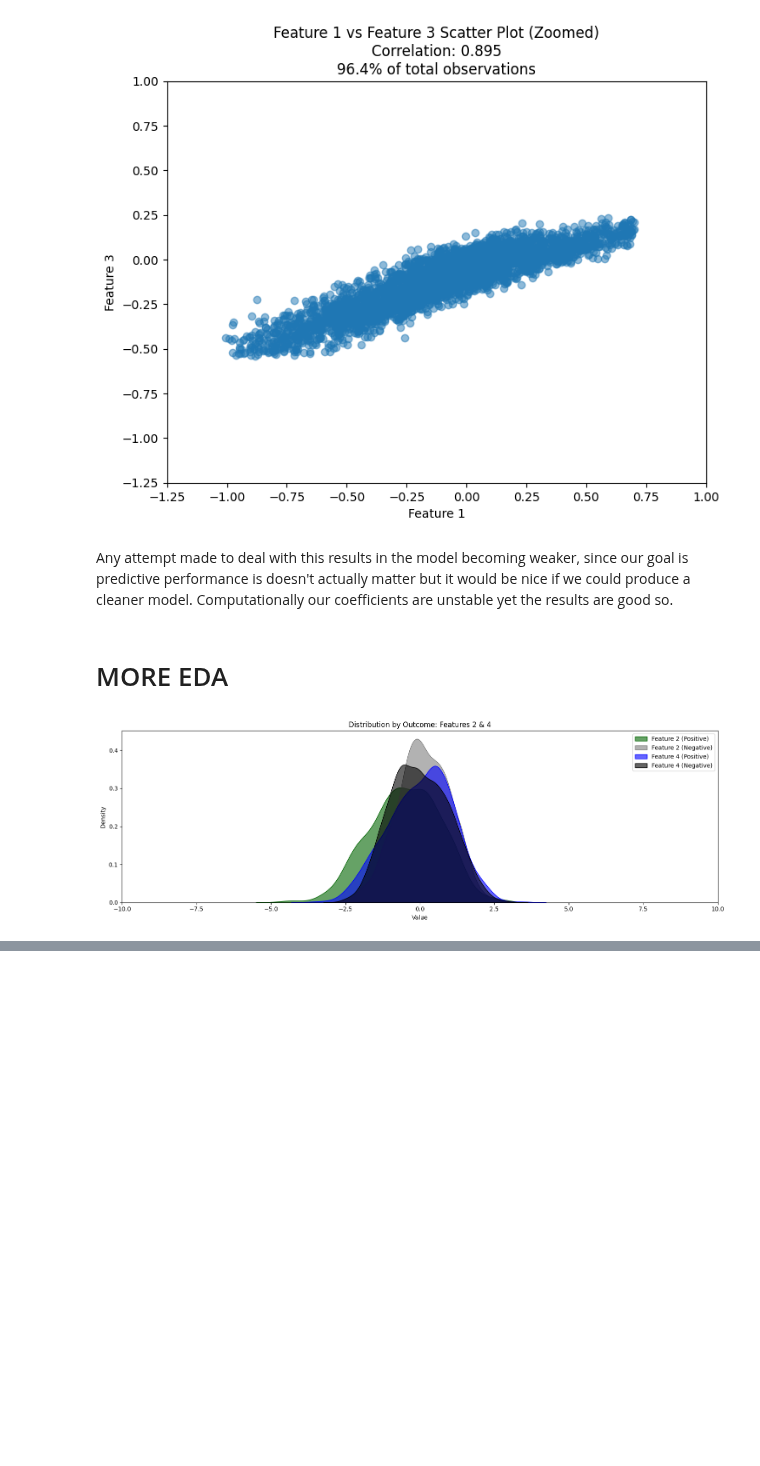
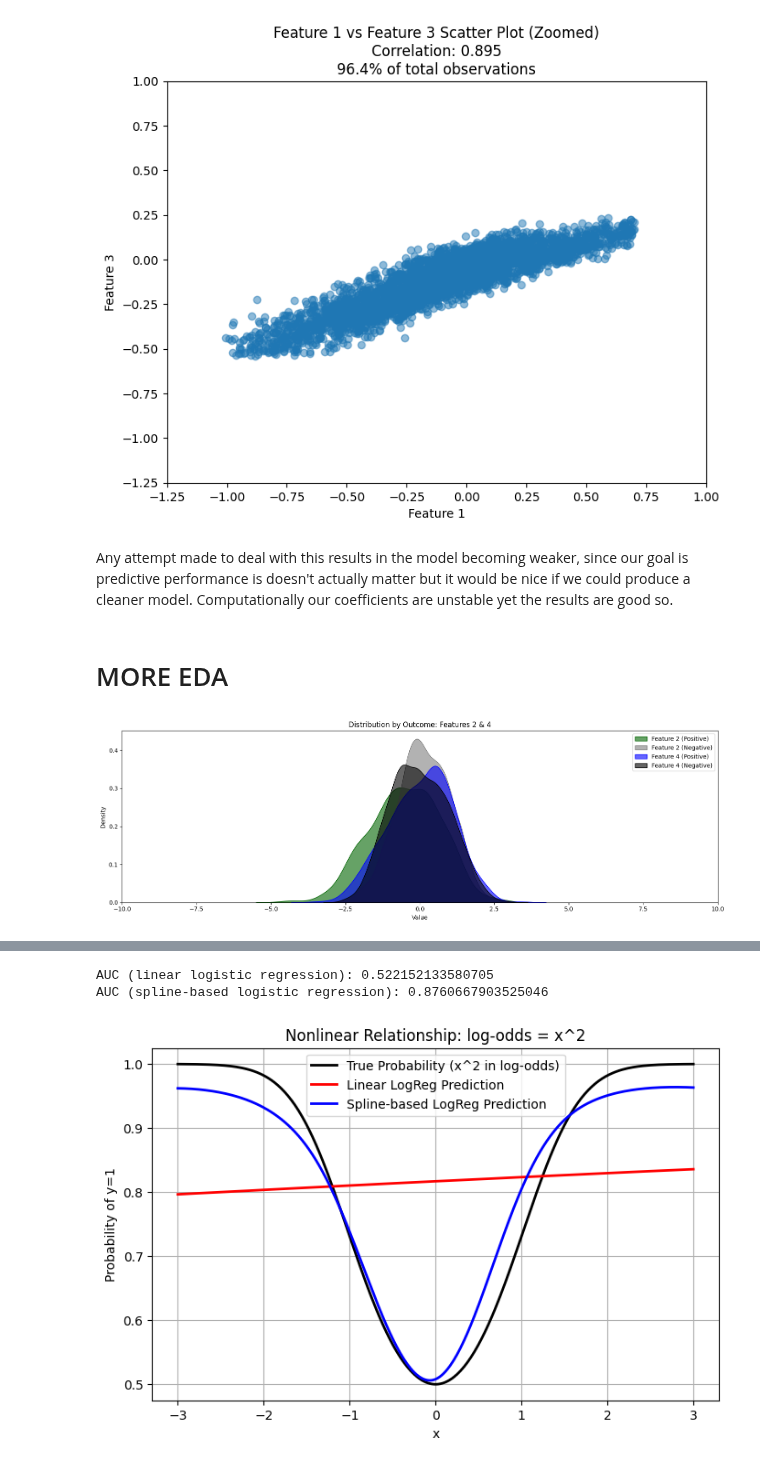
Before and after one commit to Jacob-J-Richards/DS_DA_Projects, a Jupyter notebook: 3-90+_DaysPastDue/Main.ipynb, the cells around one changed output, grey strips where cells are left out. Cells and saved outputs as stored; diff of their text form; code cells hidden in the pictures; blank space fills up the shorter version.

```diff
--- a/3-90+_DaysPastDue/Main.ipynb
+++ b/3-90+_DaysPastDue/Main.ipynb
@@ -637,0 +695,71 @@ plt.show()
+# %%
+import numpy as np
+import matplotlib.pyplot as plt
+from sklearn.linear_model import LogisticRegression
+from sklearn.preprocessing import SplineTransformer
+from sklearn.metrics import roc_auc_score
+
+np.random.seed(0)
+
+# Generate a feature x that goes from -3 to +3
+x = np.linspace(-3, 3, 300)
+X = x.reshape(-1, 1)
+
+# True (nonlinear) relationship: log-odds = x^2
+# p = 1 / (1 + exp( - (x^2) ))
+log_odds = x**2
+p = 1 / (1 + np.exp(-log_odds))
+
+# Sample binary outcomes y from Bernoulli(p)
+y = np.random.binomial(1, p)
+
+
+# 2.1. Fit a linear logistic regression
+logreg_linear = LogisticRegression()
+logreg_linear.fit(X, y)
+
+# 2.2. Predict probabilities on the same data
+y_pred_prob_linear = logreg_linear.predict_proba(X)[:, 1]
+
+# 2.3. Evaluate performance (for illustration)
+auc_linear = roc_auc_score(y, y_pred_prob_linear)
+print("AUC (linear logistic regression):", auc_linear)
+
+
+# 3.1. Spline transform with, say, 5 knots and cubic splines
+spline = SplineTransformer(n_knots=5, degree=3)
+X_spline = spline.fit_transform(X)
+
+# 3.2. Fit logistic regression on spline-transformed features
+logreg_spline = LogisticRegression()
+logreg_spline.fit(X_spline, y)
+
+# 3.3. Predict probabilities
+y_pred_prob_spline = logreg_spline.predict_proba(X_spline)[:, 1]
+
+# 3.4. Evaluate performance
+auc_spline = roc_auc_score(y, y_pred_prob_spline)
+print("AUC (spline-based logistic regression):", auc_spline)
+
+
+plt.figure(figsize=(8, 5))
+
+# Plot the true probability curve
+plt.plot(x, p, label="True Probability (x^2 in log-odds)", color="black", lw=2)
+
+# Plot linear logistic regression predictions
+plt.plot(x, y_pred_prob_linear, label="Linear LogReg Prediction", color="red", lw=2)
+
+# Plot spline-based logistic regression predictions
+plt.plot(x, y_pred_prob_spline, label="Spline-based LogReg Prediction", color="blue", lw=2)
+
+plt.title("Nonlinear Relationship: log-odds = x^2")
+plt.xlabel("x")
+plt.ylabel("Probability of y=1")
+plt.legend()
+plt.grid(True)
+plt.show()
+# %% [output]
+AUC (linear logistic regression): 0.522152133580705
+AUC (spline-based logistic regression): 0.8760667903525046
+[figure, added]
```
Also changed, not shown: parts of 10 cells of this notebook, 2 other files.
